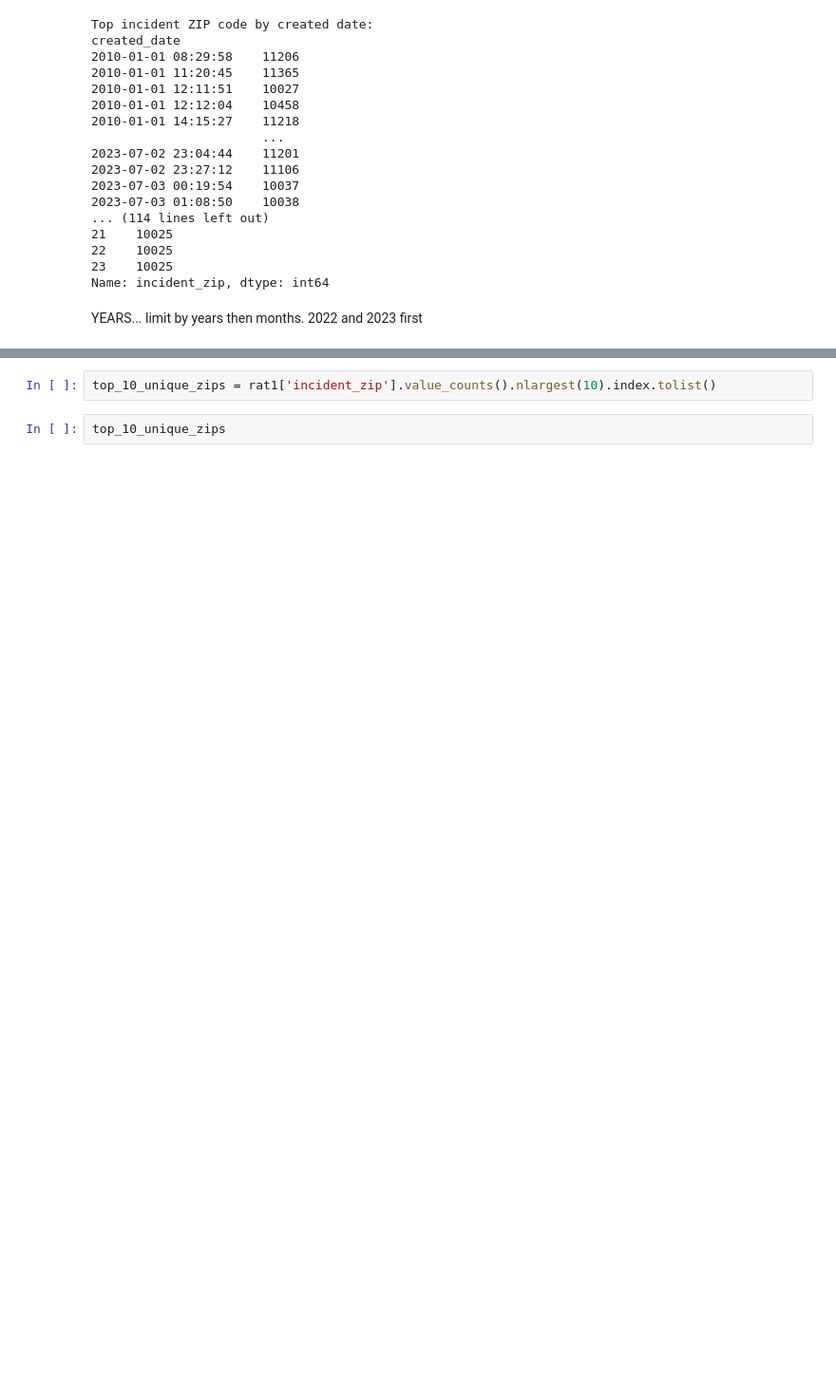
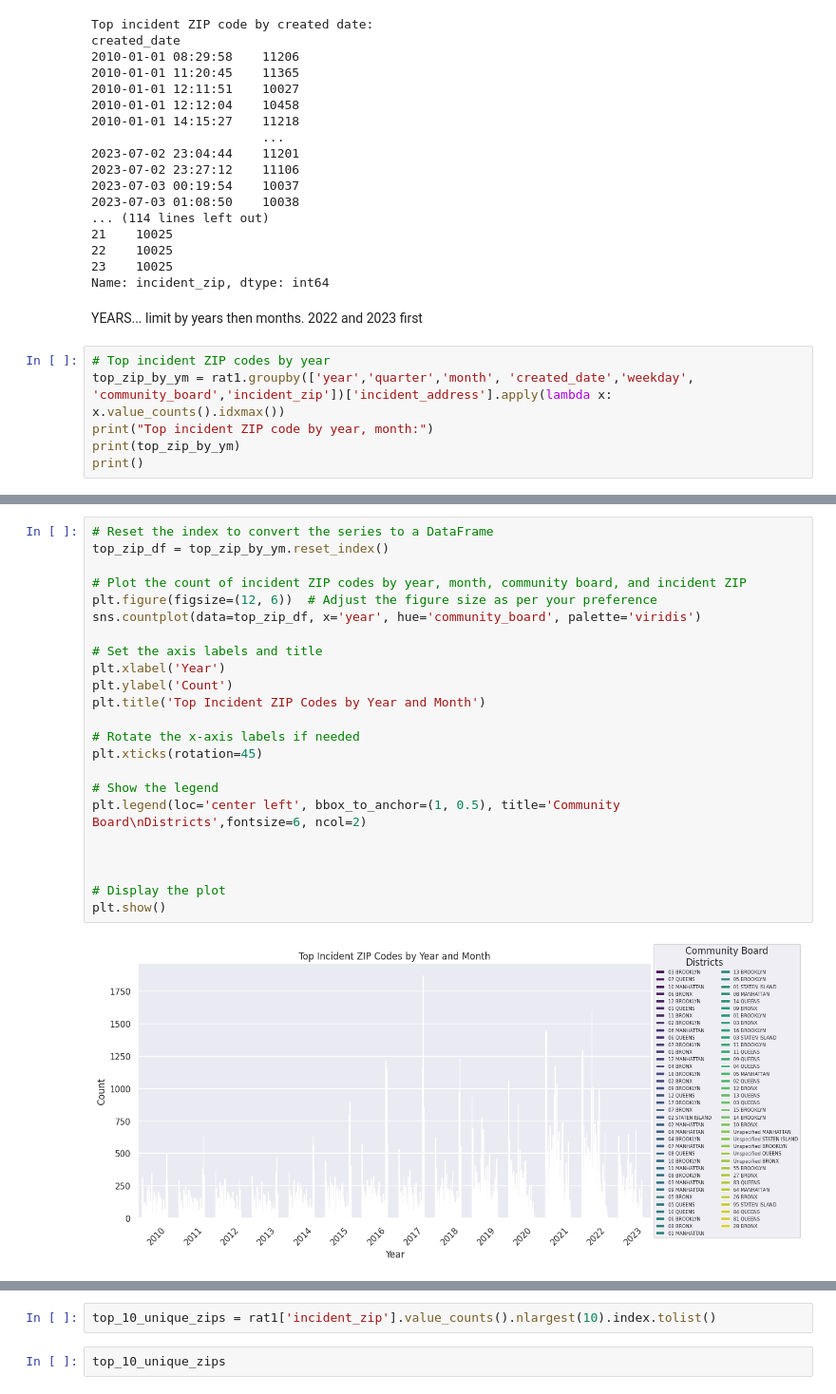
Before and after one commit to MarcusQuigley/Mel-main, a Jupyter notebook: rat_sightings_nyc1.ipynb, the cells around one changed output, grey strips where cells are left out. Shown at 95% size. Drawn from its saved outputs; the diff is of its cells as text; blank space fills up the shorter version.

```diff
--- a/rat_sightings_nyc1.ipynb
+++ b/rat_sightings_nyc1.ipynb
@@ -631,3 +634,9 @@ created_date
 Name: incident_zip, dtype: int64
 # %% [markdown]
 YEARS... limit by years then months. 2022 and 2023 first
+# %%
+# Top incident ZIP codes by year
+top_zip_by_ym = rat1.groupby(['year','quarter','month', 'created_date','weekday', 'community_board','incident_zip'])['incident_address'].apply(lambda x: x.value_counts().idxmax())
+print("Top incident ZIP code by year, month:")
+print(top_zip_by_ym)
+print()
@@ -633,0 +658,25 @@ YEARS... limit by years then months. 2022 and 2023 first
+# %%
+# Reset the index to convert the series to a DataFrame
+top_zip_df = top_zip_by_ym.reset_index()
+
+# Plot the count of incident ZIP codes by year, month, community board, and incident ZIP
+plt.figure(figsize=(12, 6))  # Adjust the figure size as per your preference
+sns.countplot(data=top_zip_df, x='year', hue='community_board', palette='viridis')
+
+# Set the axis labels and title
+plt.xlabel('Year')
+plt.ylabel('Count')
+plt.title('Top Incident ZIP Codes by Year and Month')
+
+# Rotate the x-axis labels if needed
+plt.xticks(rotation=45)
+
+# Show the legend
+plt.legend(loc='center left', bbox_to_anchor=(1, 0.5), title='Community Board\nDistricts',fontsize=6, ncol=2)
+
+
+
+# Display the plot
+plt.show()
+# %% [output]
+[figure, added]
```
Also changed, not shown: parts of 28 cells of this notebook.
